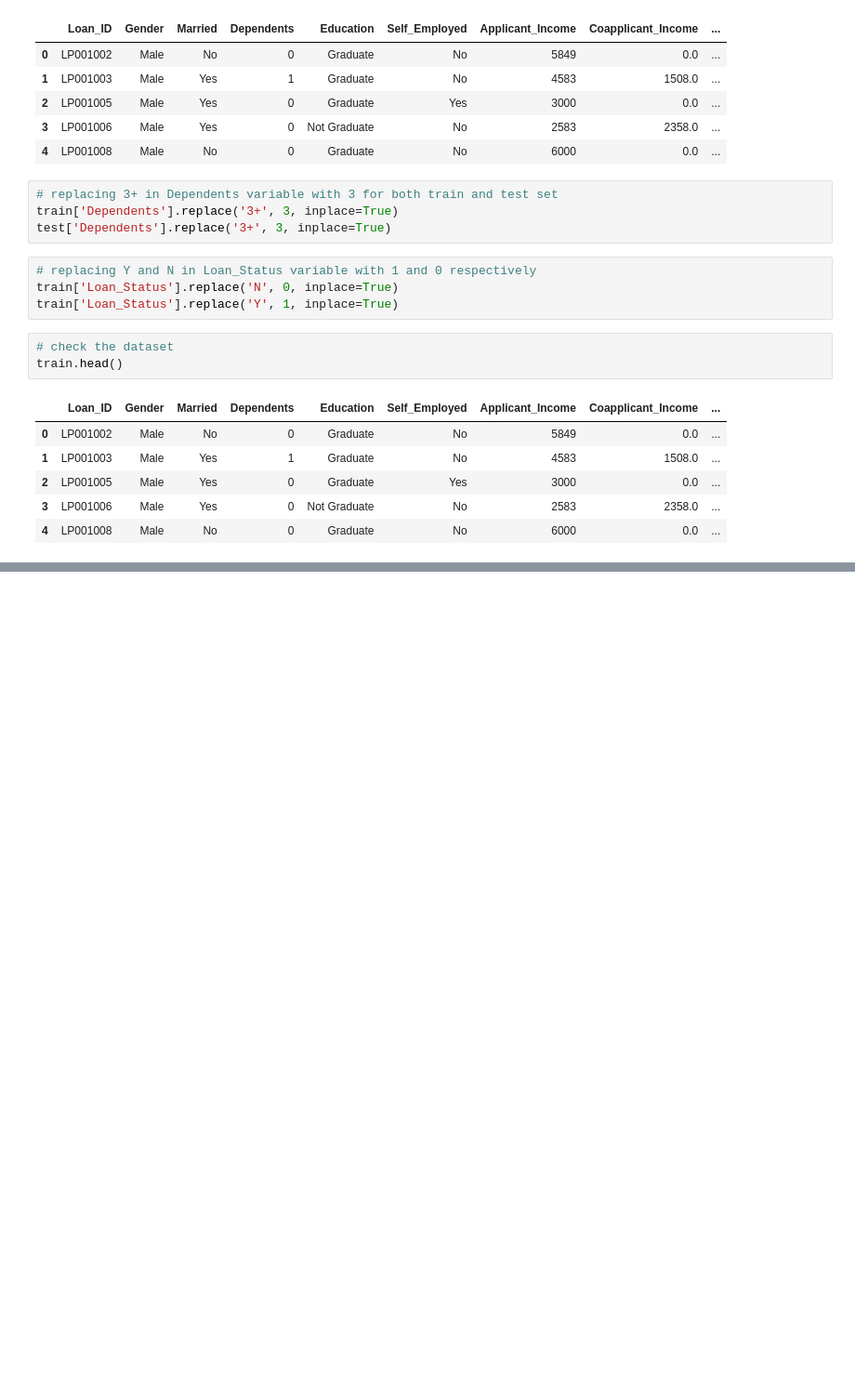
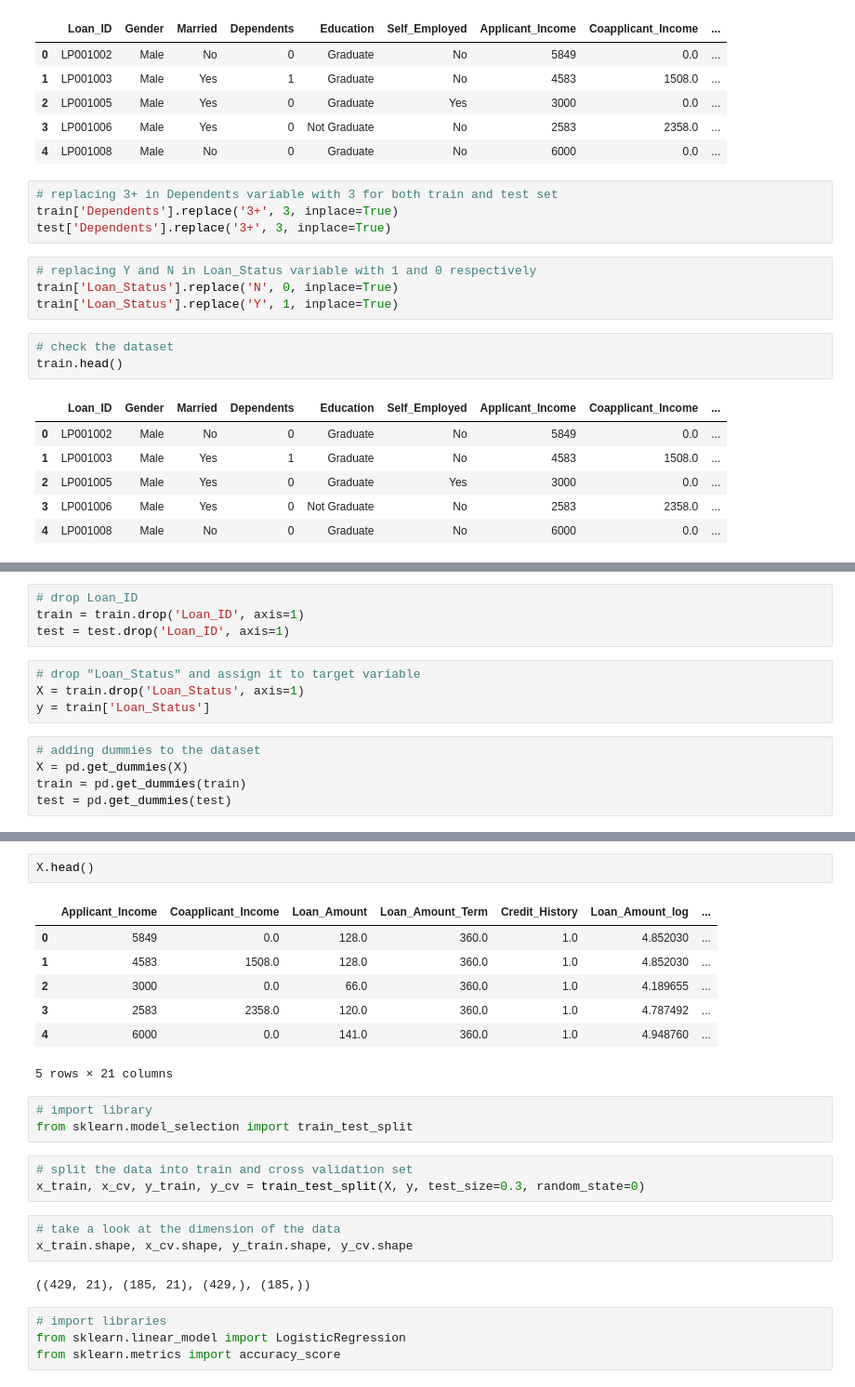
Before and after one commit to akhnasj/predictive-modelling-for-loan-approval, a Jupyter notebook: PMLA.ipynb, the cells around one changed output, grey strips where cells are left out. Shown: that part at 93% size. Cells and saved outputs as stored; diff of their text form; blank space fills up the shorter version.

Commit message:
Data Preprocessing

```diff
--- a/PMLA.ipynb
+++ b/PMLA.ipynb
@@ -534,0 +662,13 @@ sns.heatmap(matrix, vmax=1, square=True, cmap="BuPu", annot=True)
+# %%
+# drop Loan_ID
+train = train.drop('Loan_ID', axis=1)
+test = test.drop('Loan_ID', axis=1)
+# %%
+# drop "Loan_Status" and assign it to target variable
+X = train.drop('Loan_Status', axis=1)
+y = train['Loan_Status']
+# %%
+# adding dummies to the dataset
+X = pd.get_dummies(X)
+train = pd.get_dummies(train)
+test = pd.get_dummies(test)
@@ -534,0 +679,25 @@ sns.heatmap(matrix, vmax=1, square=True, cmap="BuPu", annot=True)
+# %%
+X.head()
+# %% [output]
+|  | Applicant_Income | Coapplicant_Income | Loan_Amount | Loan_Amount_Term | Credit_History | Loan_Amount_log | ... |
+| 0 | 5849 | 0.0 | 128.0 | 360.0 | 1.0 | 4.852030 | ... |
+| 1 | 4583 | 1508.0 | 128.0 | 360.0 | 1.0 | 4.852030 | ... |
+| 2 | 3000 | 0.0 | 66.0 | 360.0 | 1.0 | 4.189655 | ... |
+| 3 | 2583 | 2358.0 | 120.0 | 360.0 | 1.0 | 4.787492 | ... |
+| 4 | 6000 | 0.0 | 141.0 | 360.0 | 1.0 | 4.948760 | ... |
+5 rows × 21 columns
+# %%
+# import library
+from sklearn.model_selection import train_test_split
+# %%
+# split the data into train and cross validation set
+x_train, x_cv, y_train, y_cv = train_test_split(X, y, test_size=0.3, random_state=0)
+# %%
+# take a look at the dimension of the data
+x_train.shape, x_cv.shape, y_train.shape, y_cv.shape
+# %% [output]
+((429, 21), (185, 21), (429,), (185,))
+# %%
+# import libraries
+from sklearn.linear_model import LogisticRegression
+from sklearn.metrics import accuracy_score
```
Also changed, not shown: parts of 18 cells of this notebook.
